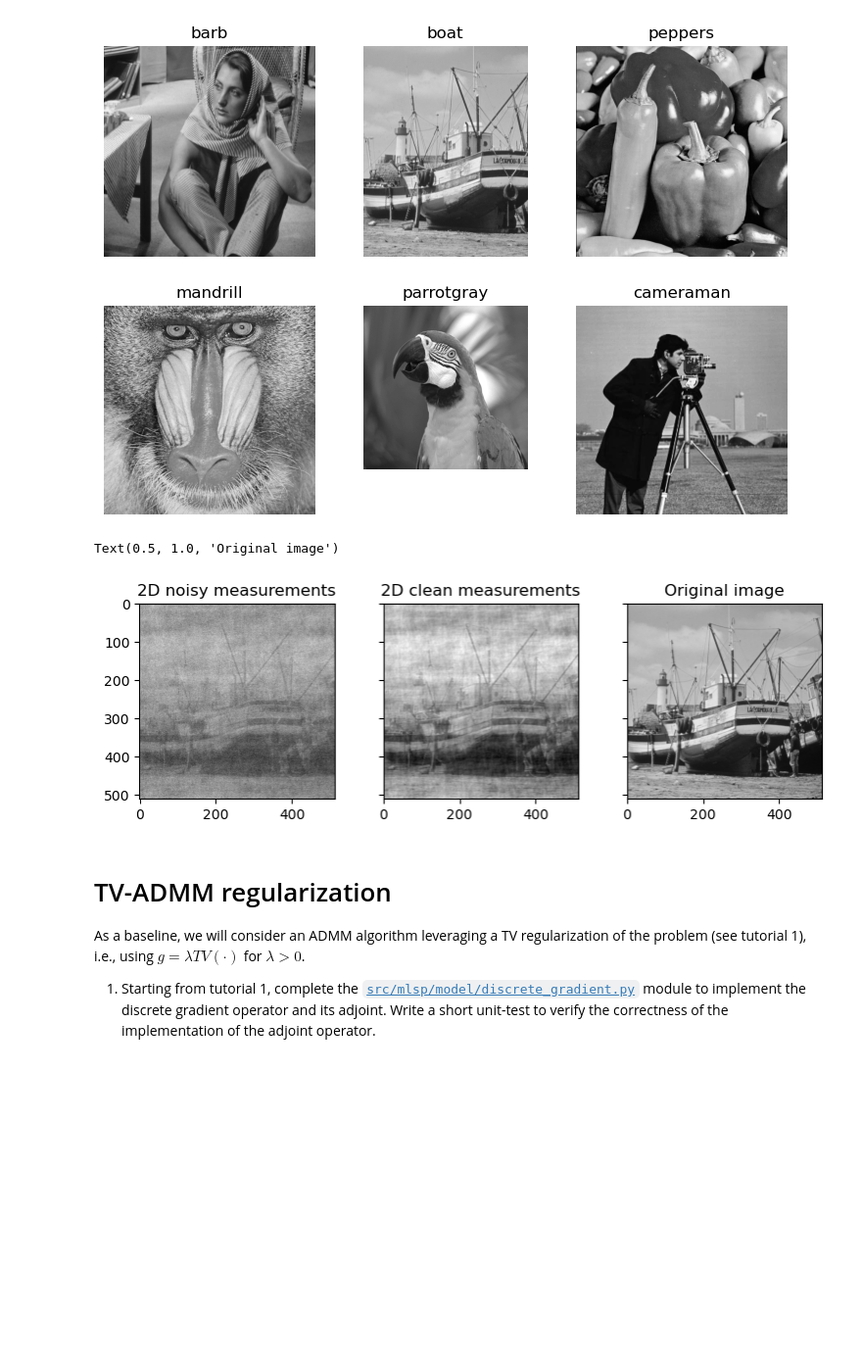
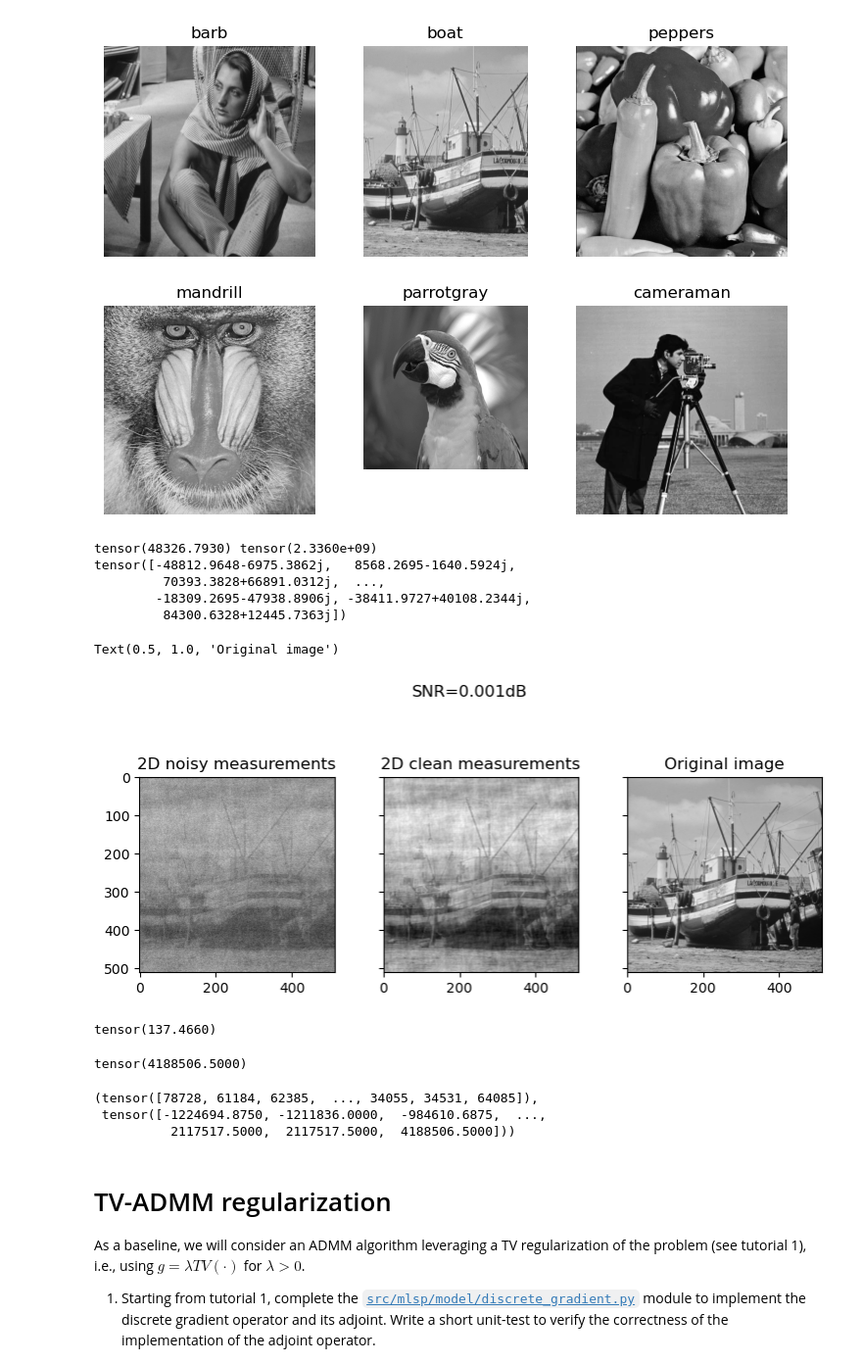
Before and after one commit to tms-gvd/lab1-mlsp, a Jupyter notebook: lab.ipynb, the cells around one changed output. Shown at 98% size. Drawn from its saved outputs; the diff is of its cells as text; code cells hidden in the pictures; blank space fills up the shorter version.

```diff
--- a/lab.ipynb
+++ b/lab.ipynb
@@ -111,37 +111,57 @@ from mlsp.utils.lab_utils import load_and_normalize_image, generate_2d_cs_data
 
 # Load and normalize the image
 image_path = "img/boat.png"
 image = load_and_normalize_image(image_path, device=device)
 
 # Generate 2D compressed sensing data
-percent = 0.6
-isnr = 5
+percent = 0.60
+isnr = 0.001
 rng = torch.Generator(device=device)
 observations, sensing_operator, sigma, clean_observations = generate_2d_cs_data(image, percent, isnr, rng=rng)
 im_inpainting = sensing_operator.adjoint(observations)
 
 fig = plt.figure(figsize=(9, 4))
 grid = ImageGrid(fig, 111,  # similar to subplot(111)
                  nrows_ncols=(1, 3),  # creates 2x2 grid of axes
                  axes_pad=0.5,  # pad between axes in inch.
                  )
 
+fig.suptitle(f'SNR={isnr}dB')
 # Plot the measurements in 2D
 grid[0].imshow(im_inpainting, cmap="gray")
 grid[0].set_title("2D noisy measurements")
 
 # Plot the measurements in 2D
 im_inpainting = sensing_operator.adjoint(clean_observations)
 grid[1].imshow(im_inpainting, cmap="gray")
 grid[1].set_title("2D clean measurements")
 
 
 # Plot the measurements in 2D
 grid[2].imshow(image, cmap="gray")
 grid[2].set_title("Original image")
 # %% [output]
-Text(0.5, 1.0, 'Original image')
+tensor(48326.7930) tensor(2.3360e+09)
+tensor([-48812.9648-6975.3862j,   8568.2695-1640.5924j,
+         70393.3828+66891.0312j,  ...,
+        -18309.2695-47938.8906j, -38411.9727+40108.2344j,
+         84300.6328+12445.7363j])
+Text(0.5, 1.0, 'Original image')
-[figure, old version]
+[figure, new version]
+# %%
+torch.mean(torch.real(clean_observations))
+# %% [output]
+tensor(137.4660)
+# %%
+torch.max(torch.real(observations))
+# %% [output]
+tensor(4188506.5000)
+# %%
+torch.sort(torch.real(clean_observations))[::-1]
+# %% [output]
+(tensor([78728, 61184, 62385,  ..., 34055, 34531, 64085]),
+ tensor([-1224694.8750, -1211836.0000,  -984610.6875,  ...,
+          2117517.5000,  2117517.5000,  4188506.5000]))
 # %% [markdown]
 # TV-ADMM regularization
 
```
Also changed, not shown: parts of 7 cells of this notebook, 3 other files.
